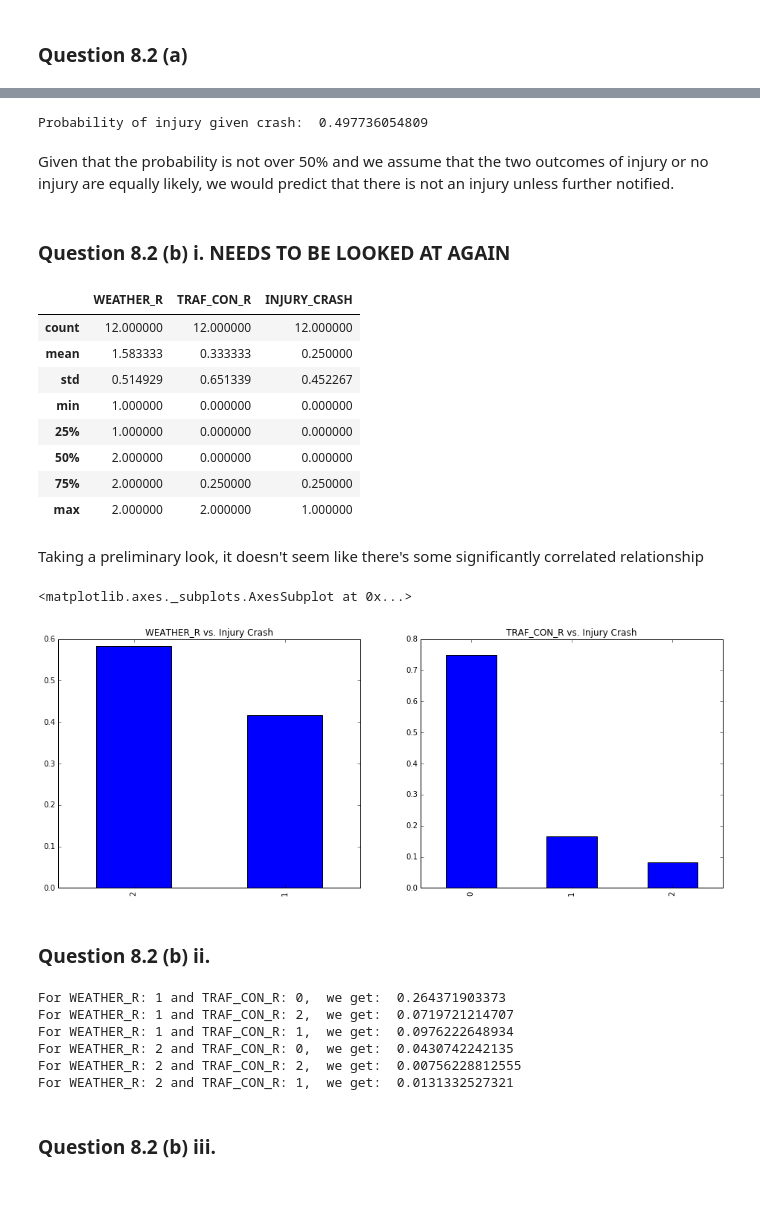
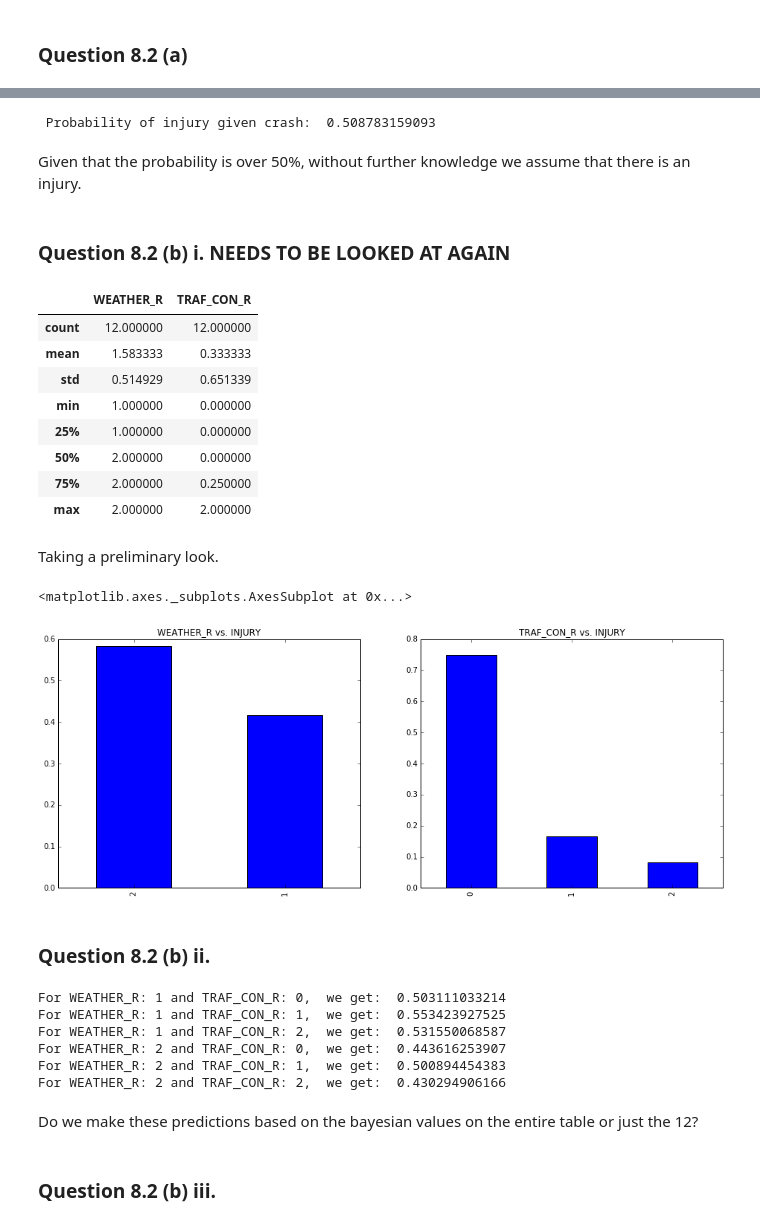
Before and after one commit to JonathanJohann/iResearch, a Jupyter notebook: Data_Science/15.0621 Data Mining Assignment 2.ipynb, the cells around one changed output, grey strips where cells are left out. Cells and saved outputs as stored; diff of their text form; code cells hidden in the pictures; blank space fills up the shorter version.

```diff
--- a/Data_Science/15.0621 Data Mining Assignment 2.ipynb
+++ b/Data_Science/15.0621 Data Mining Assignment 2.ipynb
@@ -228,6 +264,7 @@ For k = 2 , predicted value is: [ 16.38]
 ### Question 8.2 (a)
 # %%
 accidents = pd.read_csv('Accidents.csv',sep=',',header=0)
+accidents['INJURY'] = accidents.MAX_SEV_IR.apply(lambda x: x>0)
 accidents.head()
 # %% [output]
 |  | HOUR_I_R | ALCHL_I | ALIGN_I | STRATUM_R | WRK_ZONE | WKDY_I_R | INT_HWY | LGTCON_I_R | MANCOL_I_R | PED_ACC_R | ... |
@@ -240,48 +277,59 @@ accidents.head()
 # %%
-print "Probability of injury given crash: ",len(accidents[accidents.INJURY_CRASH==1])/float(len(accidents))
+print "Probability of injury given crash: ",len(accidents[accidents.INJURY==True])/float(len(accidents))
 # %% [output]
-Probability of injury given crash:  0.497736054809
+ Probability of injury given crash:  0.508783159093
 # %% [markdown]
-Given that the probability is not over 50% and we assume that the two outcomes of injury or no injury are equally likely, we would predict that there is not an injury unless further notified.
+Given that the probability is over 50%, without further knowledge we assume that there is an injury.
 # %% [markdown]
 ### Question 8.2 (b) i.    NEEDS TO BE LOOKED AT AGAIN
 # %%
-q82bi = accidents[['WEATHER_R','TRAF_CON_R','INJURY_CRASH']].head(12)
+q82bi = accidents[['WEATHER_R','TRAF_CON_R','INJURY']].head(12)
 q82bi.describe()
 # %% [output]
-|  | WEATHER_R | TRAF_CON_R | INJURY_CRASH |
-| count | 12.000000 | 12.000000 | 12.000000 |
-| mean | 1.583333 | 0.333333 | 0.250000 |
-| std | 0.514929 | 0.651339 | 0.452267 |
-| min | 1.000000 | 0.000000 | 0.000000 |
-| 25% | 1.000000 | 0.000000 | 0.000000 |
-| 50% | 2.000000 | 0.000000 | 0.000000 |
-| 75% | 2.000000 | 0.250000 | 0.250000 |
-| max | 2.000000 | 2.000000 | 1.000000 |
+|  | WEATHER_R | TRAF_CON_R |
+| count | 12.000000 | 12.000000 |
+| mean | 1.583333 | 0.333333 |
+| std | 0.514929 | 0.651339 |
+| min | 1.000000 | 0.000000 |
+| 25% | 1.000000 | 0.000000 |
+| 50% | 2.000000 | 0.000000 |
+| 75% | 2.000000 | 0.250000 |
+| max | 2.000000 | 2.000000 |
-# %% [markdown]
-Taking a preliminary look, it doesn't seem like there's some significantly correlated relationship
+# %% [markdown]
+Taking a preliminary look.
 # %%
 fig, axs = plt.subplots(1,2)
-q82bi.WEATHER_R.value_counts('INJURY_CRASH').plot(kind='bar',title='WEATHER_R vs. Injury Crash',ax=axs[0],figsize=(16,6))
-q82bi.TRAF_CON_R.value_counts('INJURY_CRASH').plot(kind='bar',title='TRAF_CON_R vs. Injury Crash',ax=axs[1],figsize=(16,6))
+q82bi.WEATHER_R.value_counts('INJURY').plot(kind='bar',title='WEATHER_R vs. INJURY',ax=axs[0],figsize=(16,6))
+q82bi.TRAF_CON_R.value_counts('INJURY').plot(kind='bar',title='TRAF_CON_R vs. INJURY',ax=axs[1],figsize=(16,6))
 # %% [output]
 <matplotlib.axes._subplots.AxesSubplot at 0x...>
-[figure, old version]
+[figure, new version]
 # %% [markdown]
 ### Question 8.2 (b) ii.
 # %%
-injuries = accidents[accidents.INJURY_CRASH==1]
-for val1 in pd.unique(injuries['WEATHER_R']):
+injuries = accidents[accidents.INJURY==True]
+prob_df = np.zeros((12,3))
+count = 0
+for val1 in sorted(pd.unique(injuries['WEATHER_R'])):
     weather_adjusted = injuries[injuries.WEATHER_R==val1]
-    for val2 in pd.unique(injuries['TRAF_CON_R']):
+    weather_adjusted2 = accidents[accidents.WEATHER_R==val1]
+    for val2 in sorted(pd.unique(injuries['TRAF_CON_R'])):
         traf_adjusted = weather_adjusted[weather_adjusted.TRAF_CON_R==val2]
-        print "For WEATHER_R: %s and TRAF_CON_R: %s," % (val1,val2)," we get: ",len(traf_adjusted)/float(len(accidents))
+        traf_adjusted2 = weather_adjusted2[weather_adjusted2.TRAF_CON_R==val2]
+        print "For WEATHER_R: %s and TRAF_CON_R: %s," % (val1,val2)," we get: ",len(traf_adjusted)/float(len(traf_adjusted2))
+        prob_df[count][2] = (len(traf_adjusted)/float(len(traf_adjusted2)))
+        prob_df[count][1] = val2
+        prob_df[count][0] = val1
+        count+=1
+prob_df = pd.DataFrame(prob_df,columns=['WEATHER_R','TRAF_CON_R','INJURY_PROB'])
 # %% [output]
-For WEATHER_R: 1 and TRAF_CON_R: 0,  we get:  0.264371903373
-For WEATHER_R: 1 and TRAF_CON_R: 2,  we get:  0.0719721214707
-For WEATHER_R: 1 and TRAF_CON_R: 1,  we get:  0.0976222648934
-For WEATHER_R: 2 and TRAF_CON_R: 0,  we get:  0.0430742242135
-For WEATHER_R: 2 and TRAF_CON_R: 2,  we get:  0.00756228812555
-For WEATHER_R: 2 and TRAF_CON_R: 1,  we get:  0.0131332527321
+For WEATHER_R: 1 and TRAF_CON_R: 0,  we get:  0.503111033214
+For WEATHER_R: 1 and TRAF_CON_R: 1,  we get:  0.553423927525
+For WEATHER_R: 1 and TRAF_CON_R: 2,  we get:  0.531550068587
+For WEATHER_R: 2 and TRAF_CON_R: 0,  we get:  0.443616253907
+For WEATHER_R: 2 and TRAF_CON_R: 1,  we get:  0.500894454383
+For WEATHER_R: 2 and TRAF_CON_R: 2,  we get:  0.430294906166
+# %% [markdown]
+Do we make these predictions based on the bayesian values on the entire table or just the 12?
 # %% [markdown]
 ### Question 8.2 (b) iii.
```
Also changed, not shown: parts of 35 cells of this notebook.
